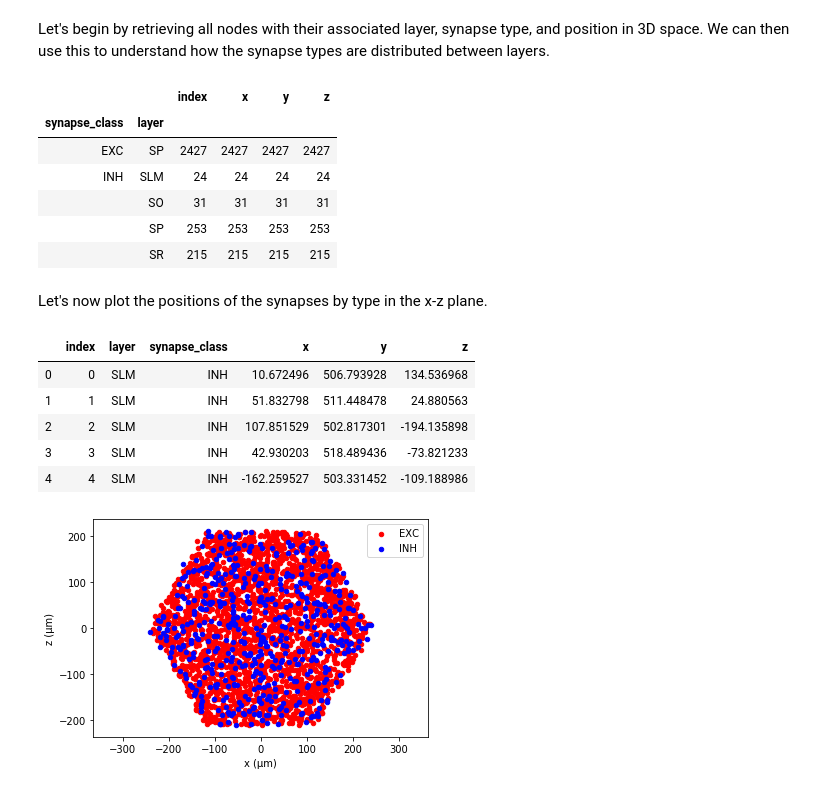
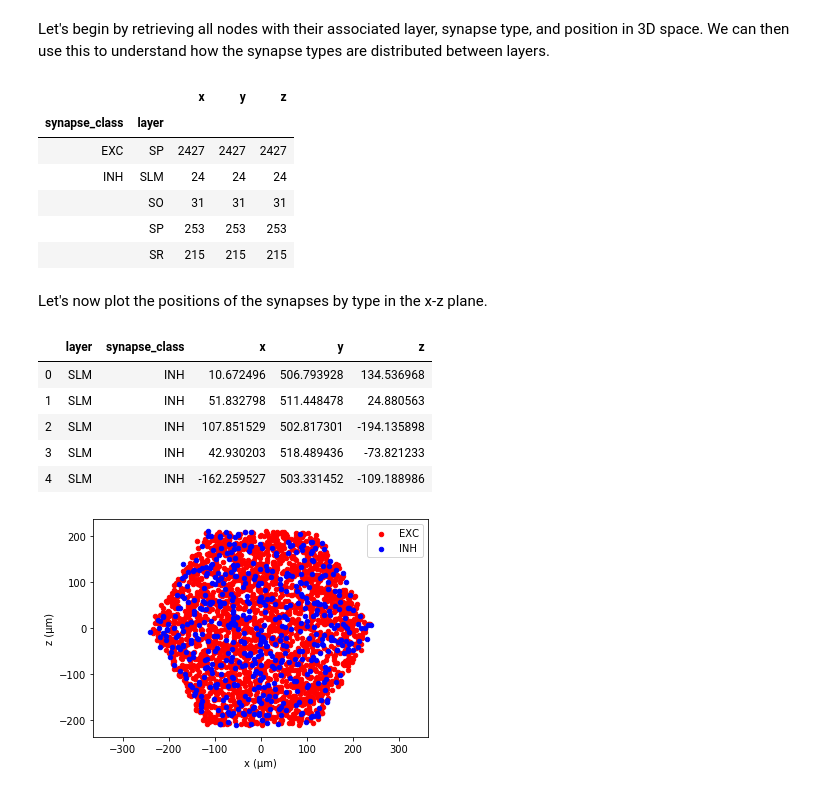
Before and after one commit to BlueBrain/snap, a Jupyter notebook: doc/source/notebooks/03_node_properties.ipynb, the cells around one changed output. Cells and saved outputs as stored; diff of their text form; code cells hidden in the pictures.

```diff
--- a/doc/source/notebooks/03_node_properties.ipynb
+++ b/doc/source/notebooks/03_node_properties.ipynb
@@ -41,27 +41,27 @@ Node populations provide information about the collection of nodes, and what inf
 # %% [markdown]
 Let's begin by retrieving all nodes with their associated layer, synapse type, and position in 3D space. We can then use this to understand how the synapse types are distributed between layers.
 # %%
-df_all = node_population.get(properties=['layer', 'synapse_class', 'x', 'y', 'z']).reset_index()
+df_all = node_population.get(properties=['layer', 'synapse_class', 'x', 'y', 'z'])
 df_all.groupby(['synapse_class', 'layer']).count()
 # %% [output]
-|  |  | index | x | y | z |
-| synapse_class | layer |  |  |  |  |
-| EXC | SP | 2427 | 2427 | 2427 | 2427 |
-| INH | SLM | 24 | 24 | 24 | 24 |
-|  | SO | 31 | 31 | 31 | 31 |
-|  | SP | 253 | 253 | 253 | 253 |
-|  | SR | 215 | 215 | 215 | 215 |
+|  |  | x | y | z |
+| synapse_class | layer |  |  |  |
+| EXC | SP | 2427 | 2427 | 2427 |
+| INH | SLM | 24 | 24 | 24 |
+|  | SO | 31 | 31 | 31 |
+|  | SP | 253 | 253 | 253 |
+|  | SR | 215 | 215 | 215 |
 # %% [markdown]
 Let's now plot the positions of the synapses by type in the x-z plane.
 # %%
 df_all.head()
 # %% [output]
-|  | index | layer | synapse_class | x | y | z |
-| 0 | 0 | SLM | INH | 10.672496 | 506.793928 | 134.536968 |
-| 1 | 1 | SLM | INH | 51.832798 | 511.448478 | 24.880563 |
-| 2 | 2 | SLM | INH | 107.851529 | 502.817301 | -194.135898 |
-| 3 | 3 | SLM | INH | 42.930203 | 518.489436 | -73.821233 |
-| 4 | 4 | SLM | INH | -162.259527 | 503.331452 | -109.188986 |
+|  | layer | synapse_class | x | y | z |
+| 0 | SLM | INH | 10.672496 | 506.793928 | 134.536968 |
+| 1 | SLM | INH | 51.832798 | 511.448478 | 24.880563 |
+| 2 | SLM | INH | 107.851529 | 502.817301 | -194.135898 |
+| 3 | SLM | INH | 42.930203 | 518.489436 | -73.821233 |
+| 4 | SLM | INH | -162.259527 | 503.331452 | -109.188986 |
 # %%
 fig, ax = plt.subplots(nrows=1, ncols=1)
 
```
Also changed, not shown: parts of 4 cells of this notebook.
